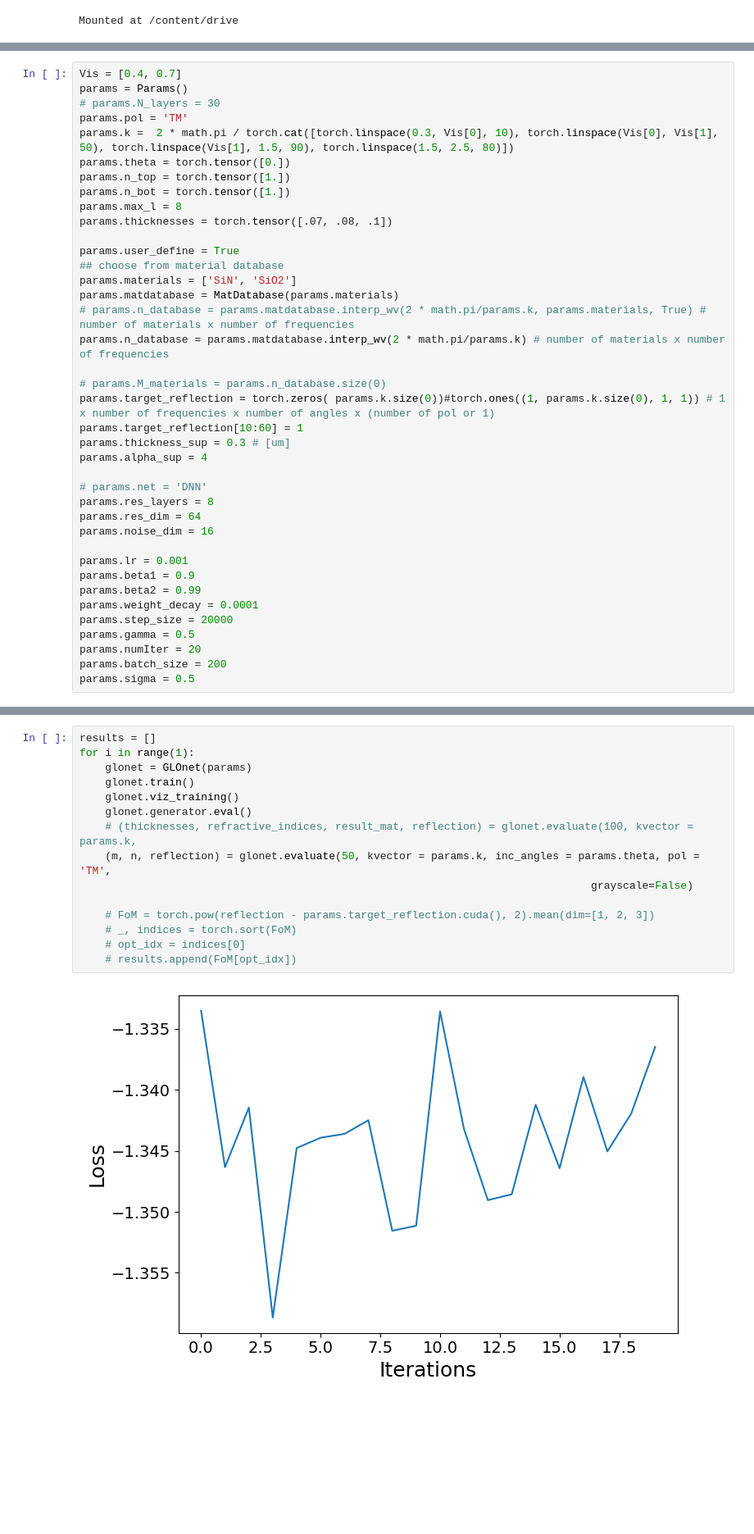
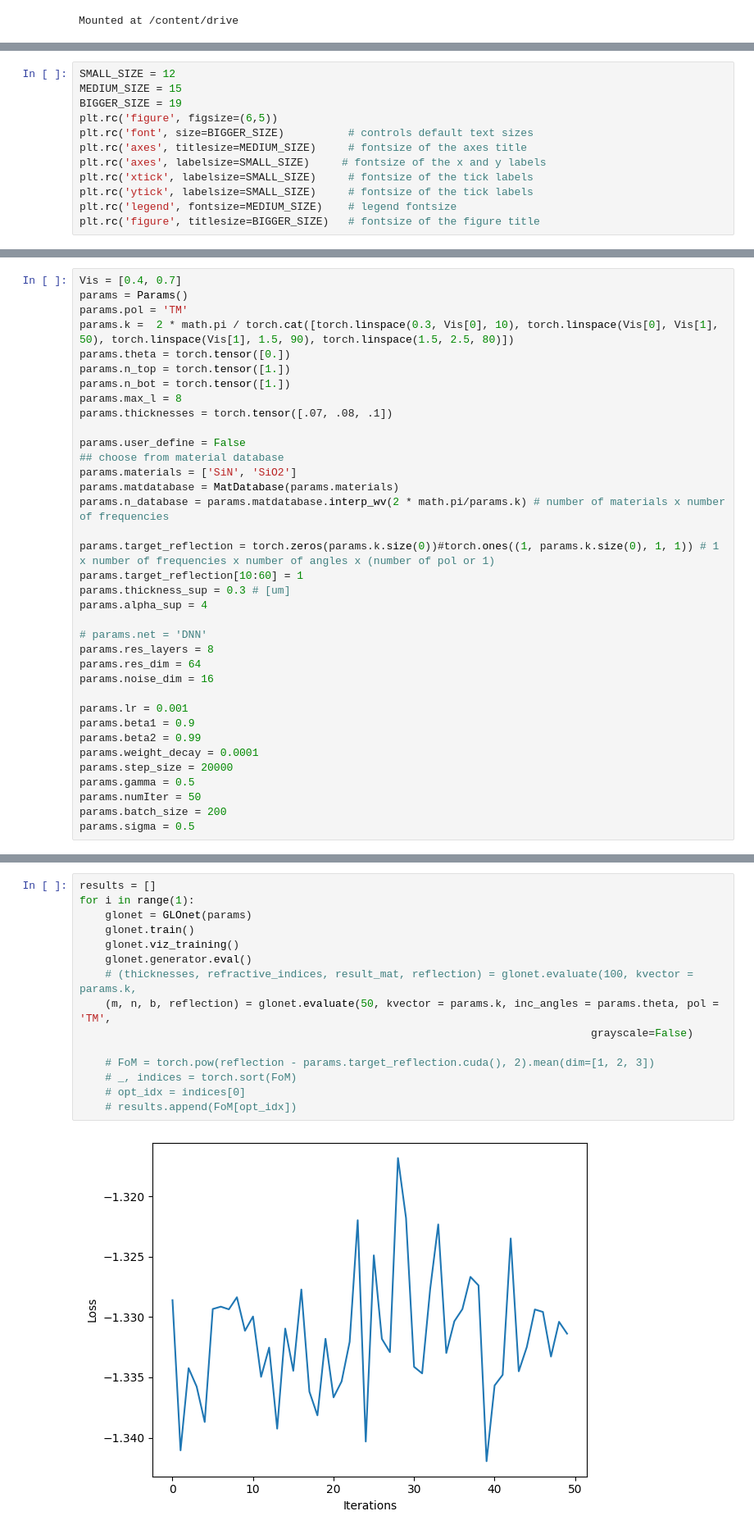
Before and after one commit to FatemeFarhang/GLOnet_for_SDPC, a Jupyter notebook: SDPC_optim.ipynb, the cells around one changed output, grey strips where cells are left out. Shown: that part at 82% size. Saved outputs shown, nothing was run; the diff lists cells and outputs as text; blank space fills up the shorter version.

```diff
--- a/SDPC_optim.ipynb
+++ b/SDPC_optim.ipynb
@@ -63,3 +55,15 @@ from GLOnet_thinfilm import GLOnet
 import scipy.io as io
 
 from scipy.optimize import fsolve
+# %%
+SMALL_SIZE = 12
+MEDIUM_SIZE = 15
+BIGGER_SIZE = 19
+plt.rc('figure', figsize=(6,5))
+plt.rc('font', size=BIGGER_SIZE)          # controls default text sizes
+plt.rc('axes', titlesize=MEDIUM_SIZE)     # fontsize of the axes title
+plt.rc('axes', labelsize=SMALL_SIZE)     # fontsize of the x and y labels
+plt.rc('xtick', labelsize=SMALL_SIZE)     # fontsize of the tick labels
+plt.rc('ytick', labelsize=SMALL_SIZE)     # fontsize of the tick labels
+plt.rc('legend', fontsize=MEDIUM_SIZE)    # legend fontsize
+plt.rc('figure', titlesize=BIGGER_SIZE)   # fontsize of the figure title
@@ -66,7 +72,6 @@ from scipy.optimize import fsolve
 # %%
 Vis = [0.4, 0.7]
 params = Params()
-# params.N_layers = 30
 params.pol = 'TM'
 params.k =  2 * math.pi / torch.cat([torch.linspace(0.3, Vis[0], 10), torch.linspace(Vis[0], Vis[1], 50), torch.linspace(Vis[1], 1.5, 90), torch.linspace(1.5, 2.5, 80)])
 params.theta = torch.tensor([0.])
@@ -75,15 +80,13 @@ params.n_bot = torch.tensor([1.])
 params.max_l = 8
 params.thicknesses = torch.tensor([.07, .08, .1])
 
-params.user_define = True
+params.user_define = False
 ## choose from material database
 params.materials = ['SiN', 'SiO2']
 params.matdatabase = MatDatabase(params.materials)
-# params.n_database = params.matdatabase.interp_wv(2 * math.pi/params.k, params.materials, True) # number of materials x number of frequencies
 params.n_database = params.matdatabase.interp_wv(2 * math.pi/params.k) # number of materials x number of frequencies
 
-# params.M_materials = params.n_database.size(0)
-params.target_reflection = torch.zeros( params.k.size(0))#torch.ones((1, params.k.size(0), 1, 1)) # 1 x number of frequencies x number of angles x (number of pol or 1)
+params.target_reflection = torch.zeros(params.k.size(0))#torch.ones((1, params.k.size(0), 1, 1)) # 1 x number of frequencies x number of angles x (number of pol or 1)
 params.target_reflection[10:60] = 1
 params.thickness_sup = 0.3 # [um]
 params.alpha_sup = 4
@@ -99,6 +102,6 @@ params.beta2 = 0.99
 params.weight_decay = 0.0001
 params.step_size = 20000
 params.gamma = 0.5
-params.numIter = 20
+params.numIter = 50
 params.batch_size = 200
 params.sigma = 0.5
@@ -117,17 +119,17 @@ plt.legend(loc=0)
 # %%
 results = []
 for i in range(1):
     glonet = GLOnet(params)
     glonet.train()
     glonet.viz_training()
     glonet.generator.eval()
     # (thicknesses, refractive_indices, result_mat, reflection) = glonet.evaluate(100, kvector = params.k,
-    (m, n, reflection) = glonet.evaluate(50, kvector = params.k, inc_angles = params.theta, pol = 'TM',
+    (m, n, b, reflection) = glonet.evaluate(50, kvector = params.k, inc_angles = params.theta, pol = 'TM',
                                                                                 grayscale=False)
 
     # FoM = torch.pow(reflection - params.target_reflection.cuda(), 2).mean(dim=[1, 2, 3])
     # _, indices = torch.sort(FoM)
     # opt_idx = indices[0]
     # results.append(FoM[opt_idx])
 # %% [output]
-[figure, old version]
+[figure, new version]
```
Also changed, not shown: parts of 25 cells of this notebook, 5 other files.
